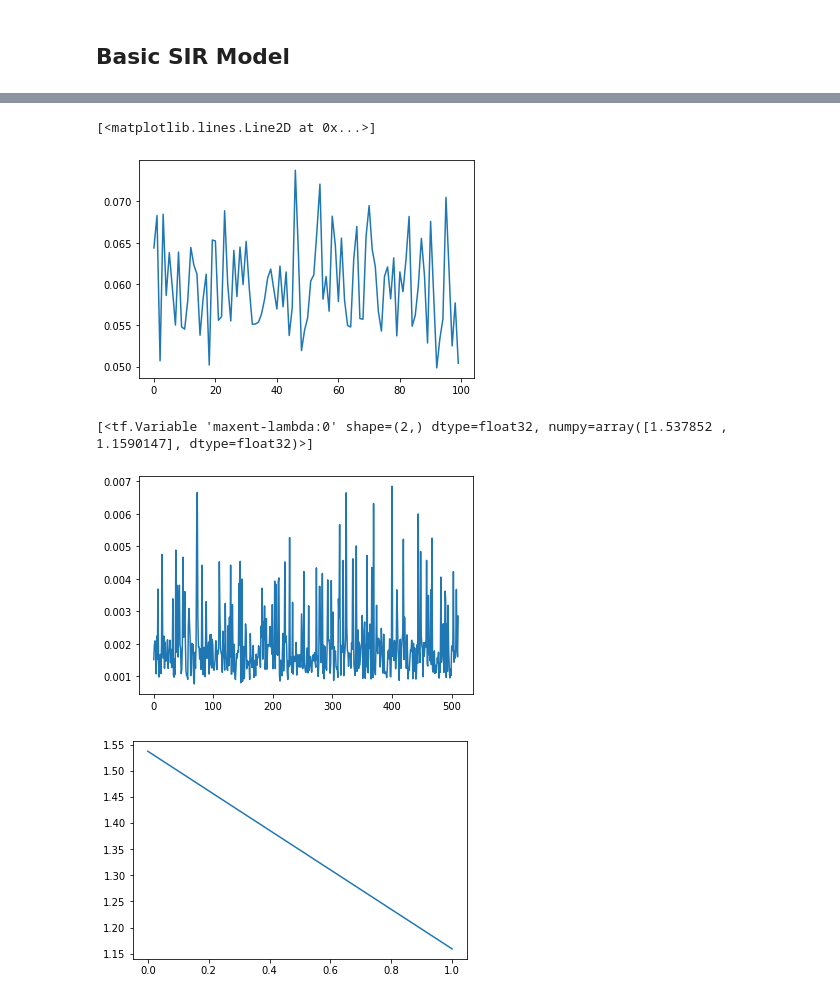
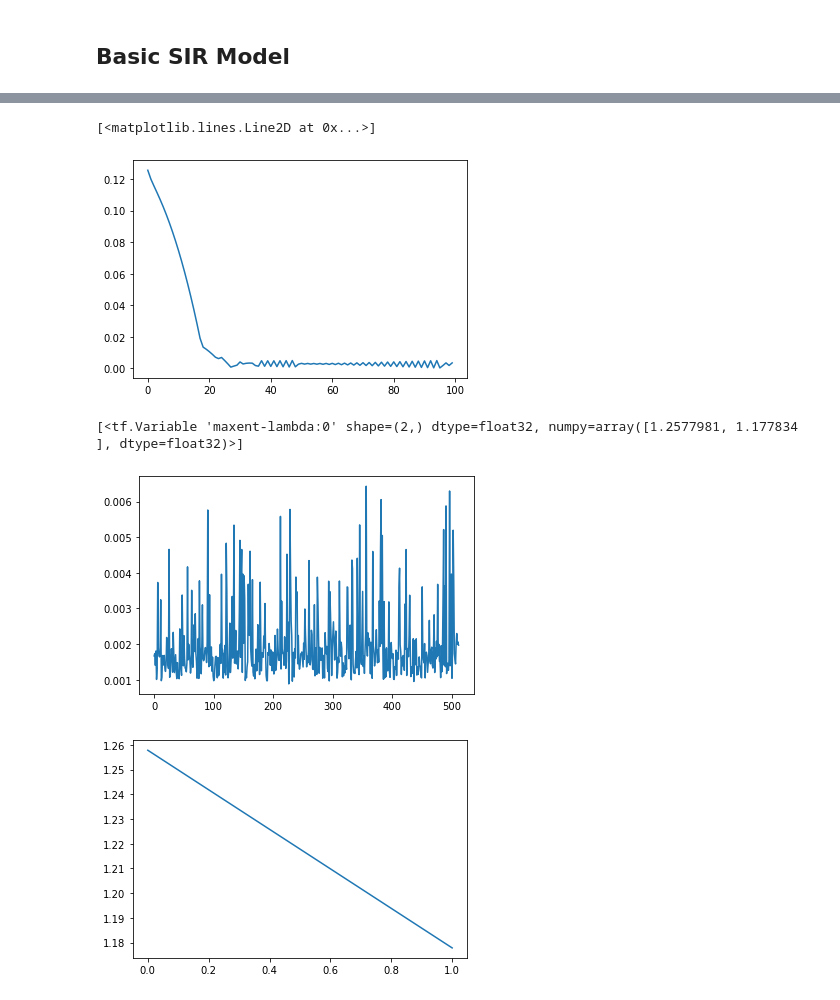
Before and after one commit to ur-whitelab/py0, a Jupyter notebook: examples/SIR_Example.ipynb, the cells around one changed output, grey strips where cells are left out. Drawn from its saved outputs; the diff is of its cells as text; code cells hidden in the pictures.

```diff
--- a/examples/SIR_Example.ipynb
+++ b/examples/SIR_Example.ipynb
@@ -43,15 +43,15 @@ for i in range(len(restraints)):
 model = maxent.MaxentModel(laplace_restraints)
 model.compile(tf.keras.optimizers.Nadam(0.1), 'mean_absolute_error')
 # %%
-h = model.fit(trajs, batch_size=16, epochs=100, verbose=0)
+h = model.fit(trajs, batch_size=512, epochs=100, verbose=0)
 plt.plot(h.history['loss'])
 # %% [output]
 [<matplotlib.lines.Line2D at 0x...>]
-[figure, old version]
+[figure, new version]
 # %%
 model.trainable_variables
 # %% [output]
-[<tf.Variable 'maxent-lambda:0' shape=(2,) dtype=float32, numpy=array([1.537852 , 1.1590147], dtype=float32)>]
+[<tf.Variable 'maxent-lambda:0' shape=(2,) dtype=float32, numpy=array([1.2577981, 1.177834 ], dtype=float32)>]
 # %%
 w = model.traj_weights
 lambdas = [float(i) for i in model.lambdas.numpy()]
@@ -60,8 +60,8 @@ plt.show()
 plt.plot(lambdas)
 plt.show()
 # %% [output]
-[figure, old version]
+[figure, new version]
-[figure, old version]
+[figure, new version]
 # %%
 plt.figure(figsize=(12,8))
 traj_quantile(trajs, w)
```
Also changed, not shown: parts of 3 cells of this notebook, 5 other files.
